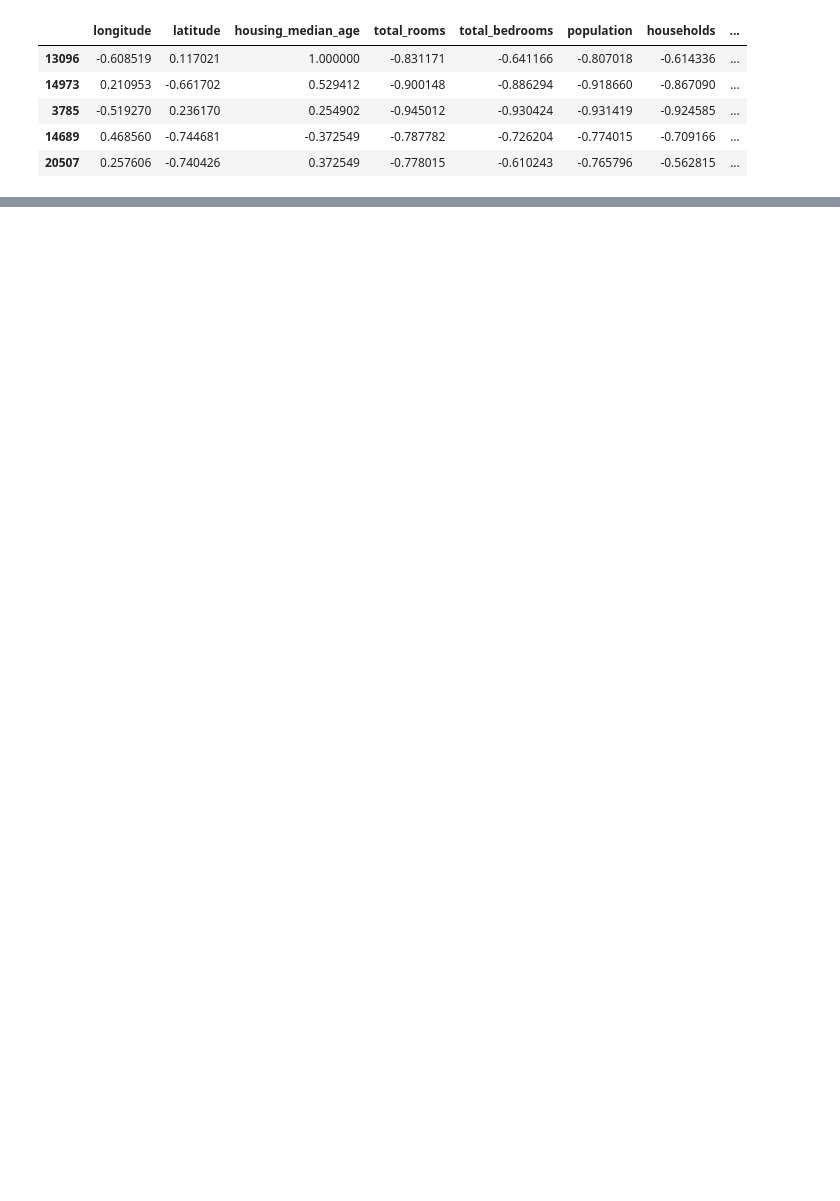
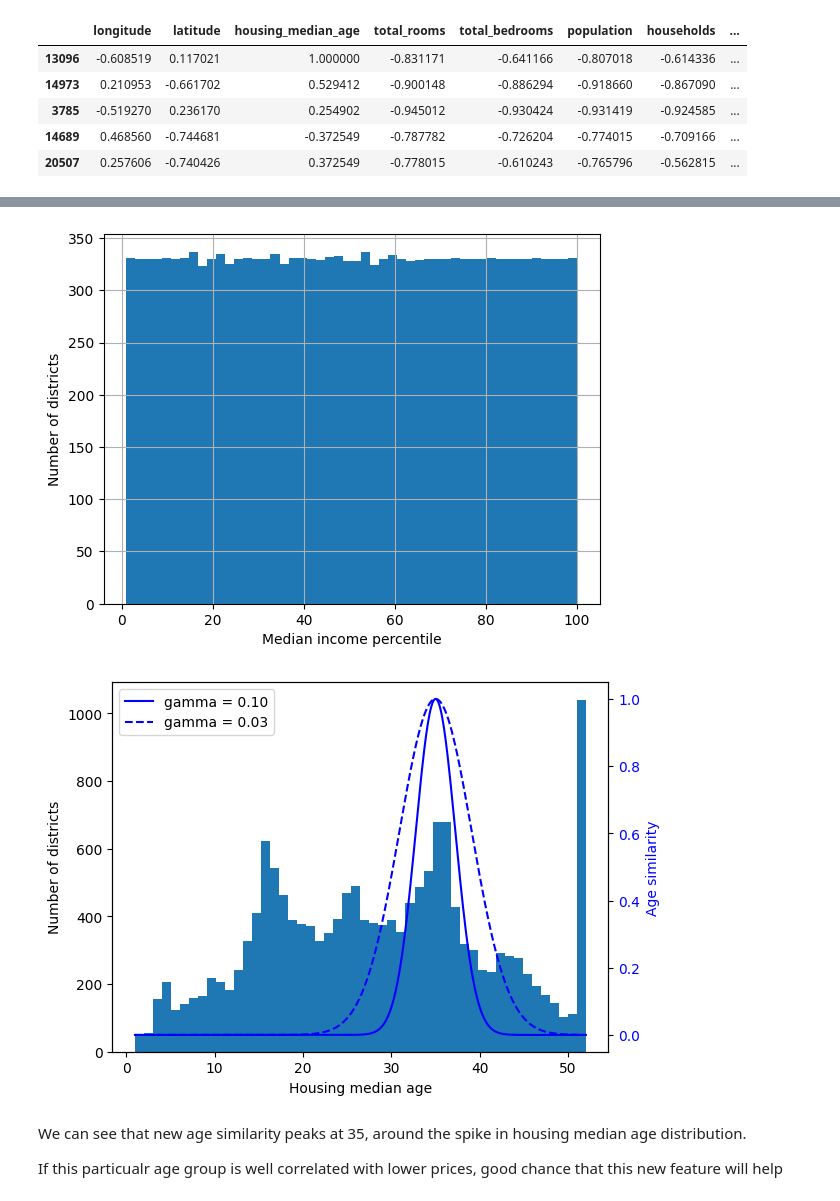
Before and after one commit to damartialartist/HandsONMachineLearn, a Jupyter notebook: 001End2End.ipynb, the cells around one changed output, grey strips where cells are left out. Cells and saved outputs as stored; diff of their text form; code cells hidden in the pictures; blank space fills up the shorter version.

```diff
--- a/001End2End.ipynb
+++ b/001End2End.ipynb
@@ -538,0 +588,45 @@ hnms.head()
+# %%
+# Percentiles
+percentiles = [np.percentile(housing["median_income"], p)
+               for p in range(1, 100)]
+flattened_median_income = pd.cut(housing["median_income"],
+                                 bins=[-np.inf] + percentiles + [np.inf],
+                                 labels=range(1, 100 + 1))
+flattened_median_income.hist(bins=50)
+plt.xlabel("Median income percentile")
+plt.ylabel("Number of districts")
+plt.show()
+
+from sklearn.metrics.pairwise import rbf_kernel
+
+ages = np.linspace(housing["housing_median_age"].min(),
+                   housing["housing_median_age"].max(),
+                   500).reshape(-1, 1)
+gamma1 = 0.1
+gamma2 = 0.03
+rbf1 = rbf_kernel(ages, [[35]], gamma=gamma1)
+rbf2 = rbf_kernel(ages, [[35]], gamma=gamma2)
+
+fig, ax1 = plt.subplots()
+
+ax1.set_xlabel("Housing median age")
+ax1.set_ylabel("Number of districts")
+ax1.hist(housing["housing_median_age"], bins=50)
+
+ax2 = ax1.twinx()  # create a twin axis that shares the same x-axis
+color = "blue"
+ax2.plot(ages, rbf1, color=color, label="gamma = 0.10")
+ax2.plot(ages, rbf2, color=color, label="gamma = 0.03", linestyle="--")
+ax2.tick_params(axis='y', labelcolor=color)
+ax2.set_ylabel("Age similarity", color=color)
+
+plt.legend(loc="upper left")
+
+plt.show()
+# %% [output]
+[figure, added]
+[figure, added]
+# %% [markdown]
+We can see that new age similarity peaks at 35, around the spike in housing median age distribution.
+
+If this particualr age group is well correlated with lower prices, good chance that this new feature will help
```
Also changed, not shown: parts of 31 cells of this notebook.
